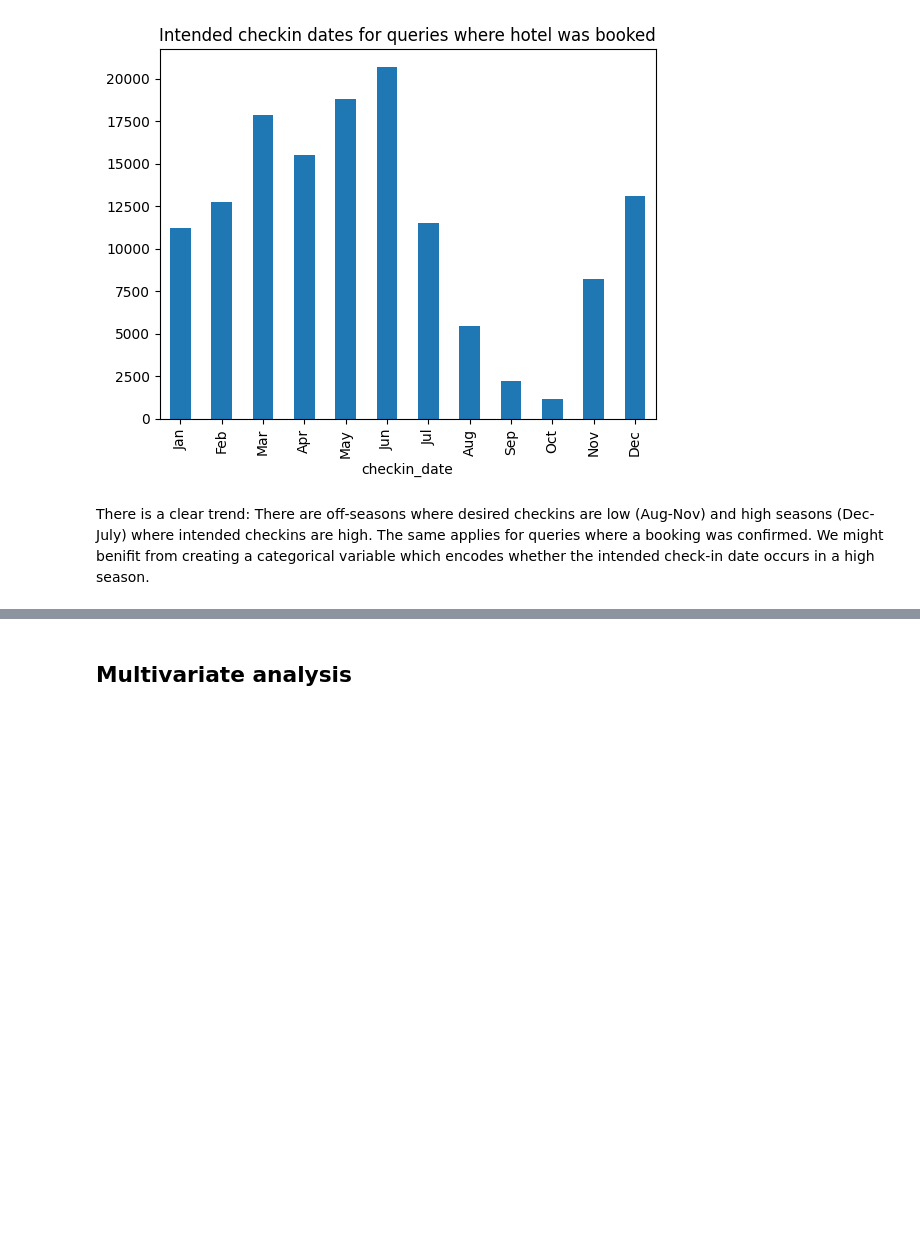
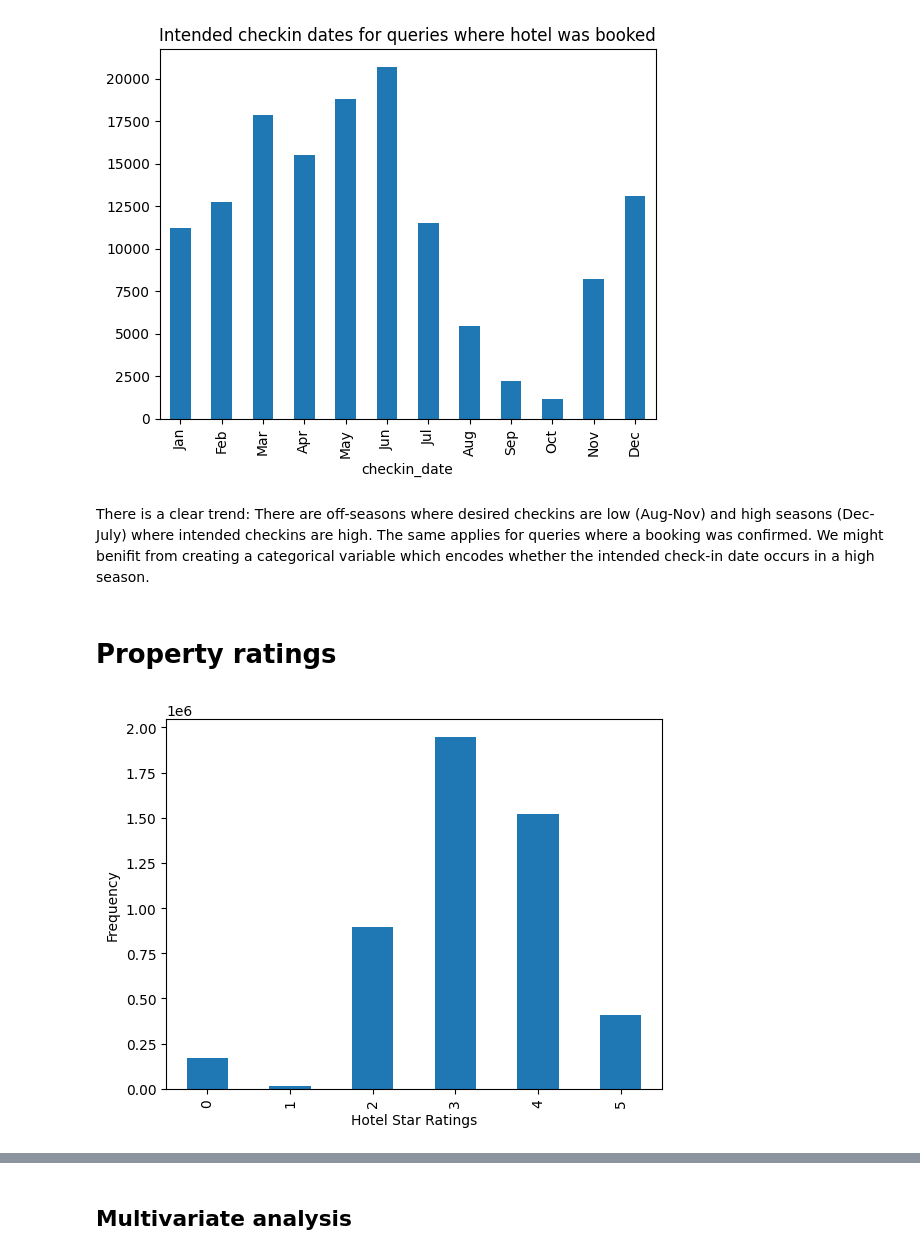
Before and after one commit to L42-AI/dmt-2, a Jupyter notebook: src/notebooks/eda.ipynb, the cells around one changed output, grey strips where cells are left out. Drawn from its saved outputs; the diff is of its cells as text; code cells hidden in the pictures; blank space fills up the shorter version.

```diff
--- a/src/notebooks/eda.ipynb
+++ b/src/notebooks/eda.ipynb
@@ -338,3 +352,13 @@ plt.show()
 [figure]
 # %% [markdown]
 There is a clear trend: There are off-seasons where desired checkins are low (Aug-Nov) and high seasons (Dec-July) where intended checkins are high. The same applies for queries where a booking was confirmed. We might benifit from creating a categorical variable which encodes whether the intended check-in date occurs in a high season.
+# %% [markdown]
+# Property ratings
+# %%
+prop_starrating = train_set['prop_starrating'].value_counts().sort_index()
+prop_starrating.plot(kind='bar')
+plt.xlabel('Hotel Star Ratings')
+plt.ylabel('Frequency')
+plt.show()
+# %% [output]
+[figure, added]
```
Also changed, not shown: parts of 14 cells of this notebook, 3 other files.
